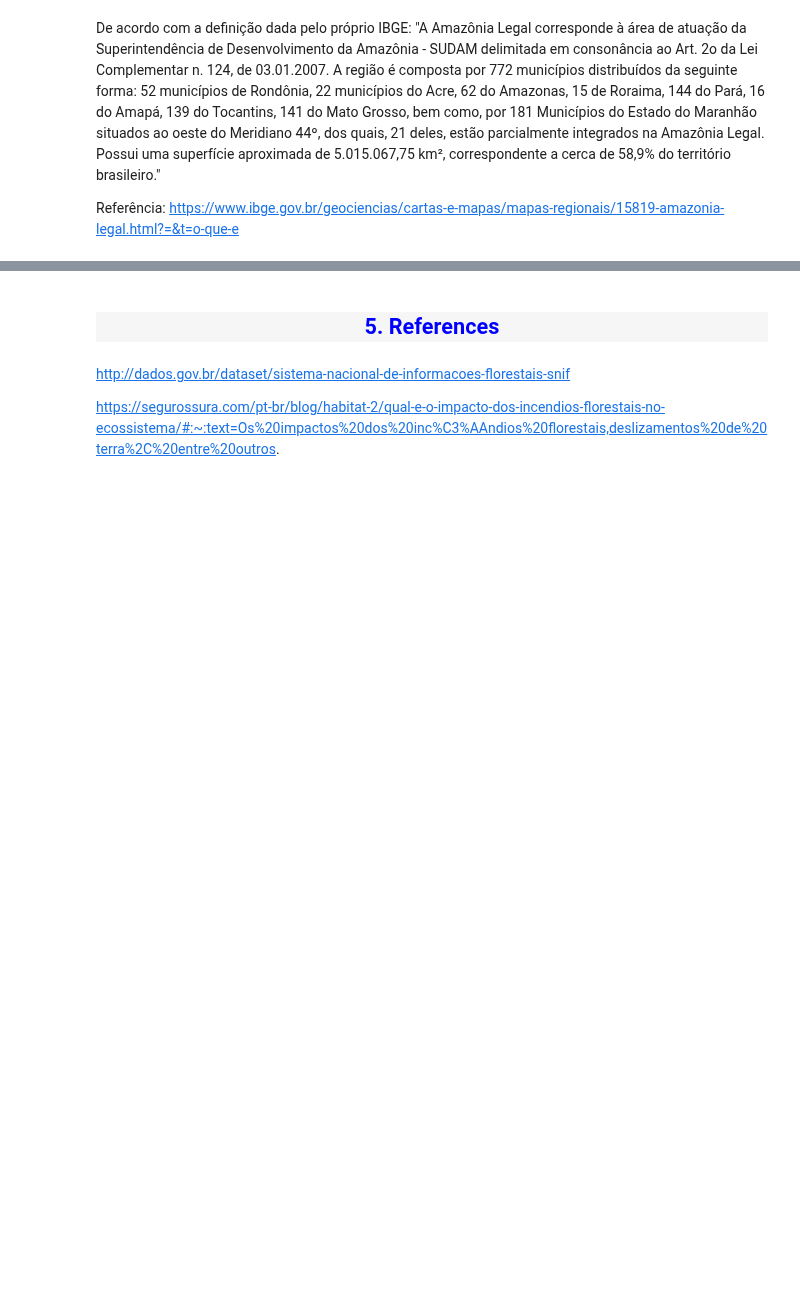
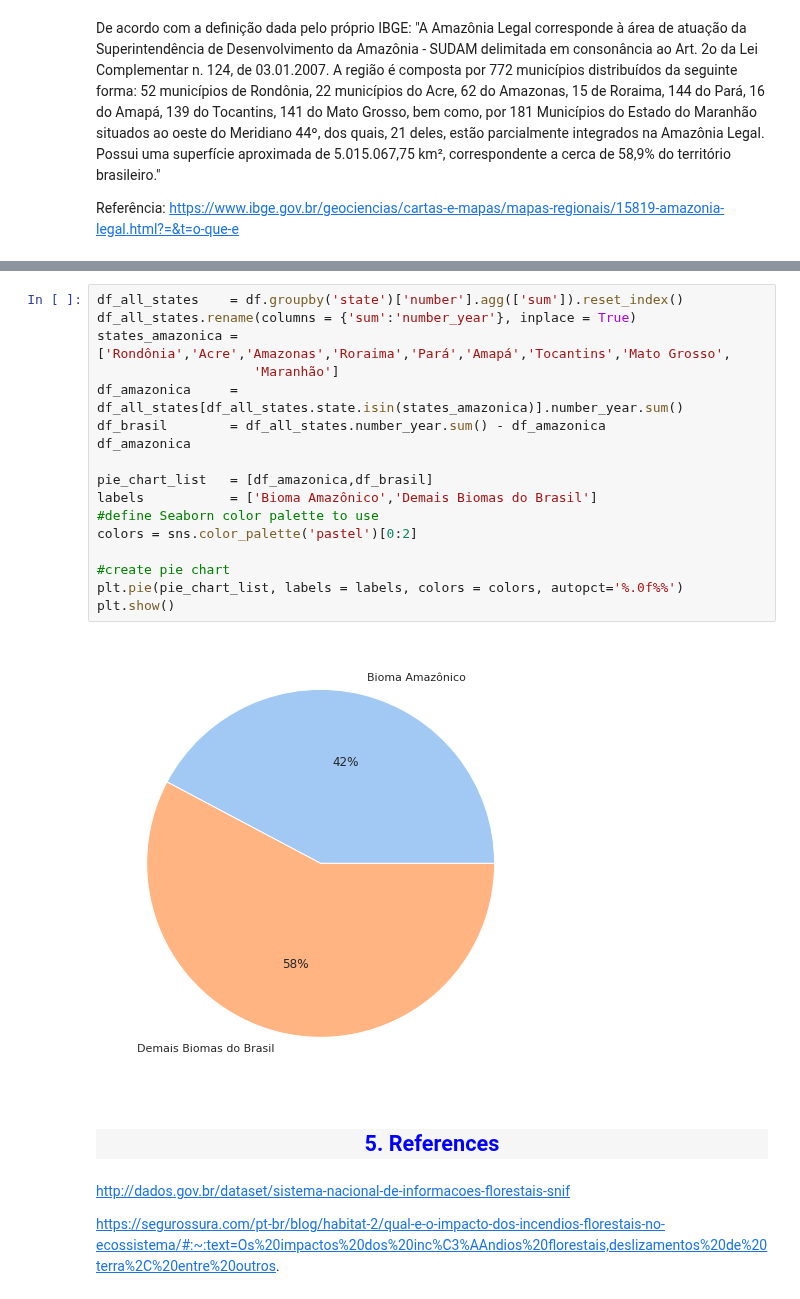
Before and after one commit to anibalfisico/Data-Science, a Jupyter notebook: inc-ndios-no-brasil.ipynb, the cells around one changed output, grey strips where cells are left out. Cells and saved outputs as stored; diff of their text form; blank space fills up the shorter version.

Commit message:
Kaggle Notebook | Incêndios Florestais no Brasil | Version 7

```diff
--- a/inc-ndios-no-brasil.ipynb
+++ b/inc-ndios-no-brasil.ipynb
@@ -434,3 +444,22 @@ Referência 2: https://imazon.org.br/degradacao-de-florestas-pela-exploracao-mad
+# %%
+df_all_states    = df.groupby('state')['number'].agg(['sum']).reset_index()
+df_all_states.rename(columns = {'sum':'number_year'}, inplace = True)
+states_amazonica = ['Rondônia','Acre','Amazonas','Roraima','Pará','Amapá','Tocantins','Mato Grosso',
+                    'Maranhão']
+df_amazonica     = df_all_states[df_all_states.state.isin(states_amazonica)].number_year.sum()
+df_brasil        = df_all_states.number_year.sum() - df_amazonica
+df_amazonica
+
+pie_chart_list   = [df_amazonica,df_brasil]
+labels           = ['Bioma Amazônico','Demais Biomas do Brasil']
+#define Seaborn color palette to use
+colors = sns.color_palette('pastel')[0:2]
+
+#create pie chart
+plt.pie(pie_chart_list, labels = labels, colors = colors, autopct='%.0f%%')
+plt.show()
+# %% [output]
+[figure, added]
 # %% [markdown]
 <a id = '5'></a>
 <h2 style = "font-family:garamond; font-size:50px; background-color: #f6f6f6; color : blue; border-radius: 100px 100px; text-align:center"> 5. References</h2>
```
Also changed, not shown: parts of 3 cells of this notebook.
